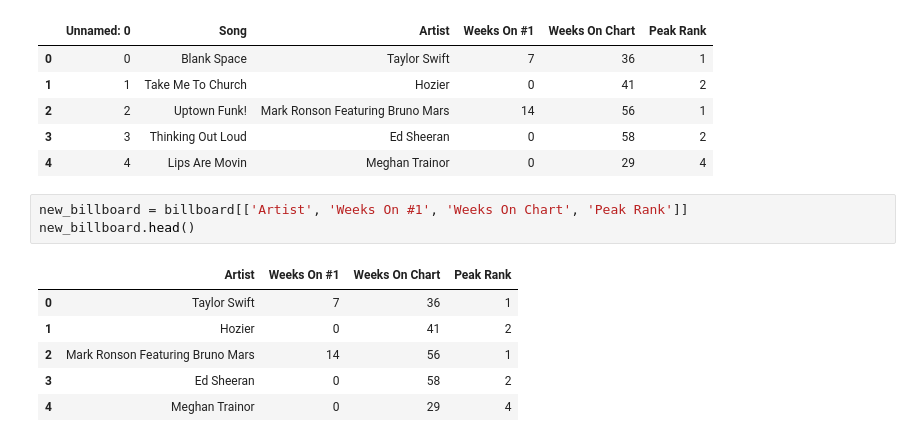
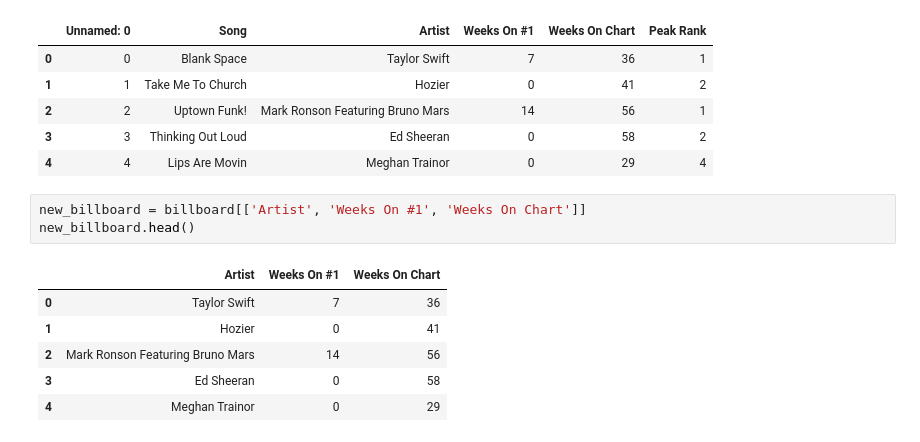
Before and after one commit to BrynnaBridges/etl-project, a Jupyter notebook: initial_analysis.ipynb, the cells around one changed output. Saved outputs shown, nothing was run; the diff lists cells and outputs as text.

```diff
--- a/initial_analysis.ipynb
+++ b/initial_analysis.ipynb
@@ -188,15 +213,15 @@ None
 | 3 | 3 | Thinking Out Loud | Ed Sheeran | 0 | 58 | 2 |
 | 4 | 4 | Lips Are Movin | Meghan Trainor | 0 | 29 | 4 |
 # %%
-new_billboard = billboard[['Artist', 'Weeks On #1', 'Weeks On Chart', 'Peak Rank']]
+new_billboard = billboard[['Artist', 'Weeks On #1', 'Weeks On Chart']]
 new_billboard.head()
 # %% [output]
-|  | Artist | Weeks On #1 | Weeks On Chart | Peak Rank |
-| 0 | Taylor Swift | 7 | 36 | 1 |
-| 1 | Hozier | 0 | 41 | 2 |
-| 2 | Mark Ronson Featuring Bruno Mars | 14 | 56 | 1 |
-| 3 | Ed Sheeran | 0 | 58 | 2 |
-| 4 | Meghan Trainor | 0 | 29 | 4 |
+|  | Artist | Weeks On #1 | Weeks On Chart |
+| 0 | Taylor Swift | 7 | 36 |
+| 1 | Hozier | 0 | 41 |
+| 2 | Mark Ronson Featuring Bruno Mars | 14 | 56 |
+| 3 | Ed Sheeran | 0 | 58 |
+| 4 | Meghan Trainor | 0 | 29 |
 # %%
 new_billboard['Artist'].value_counts()
 # %% [output]
```
Also changed, not shown: parts of 21 cells of this notebook, 1 other file.
